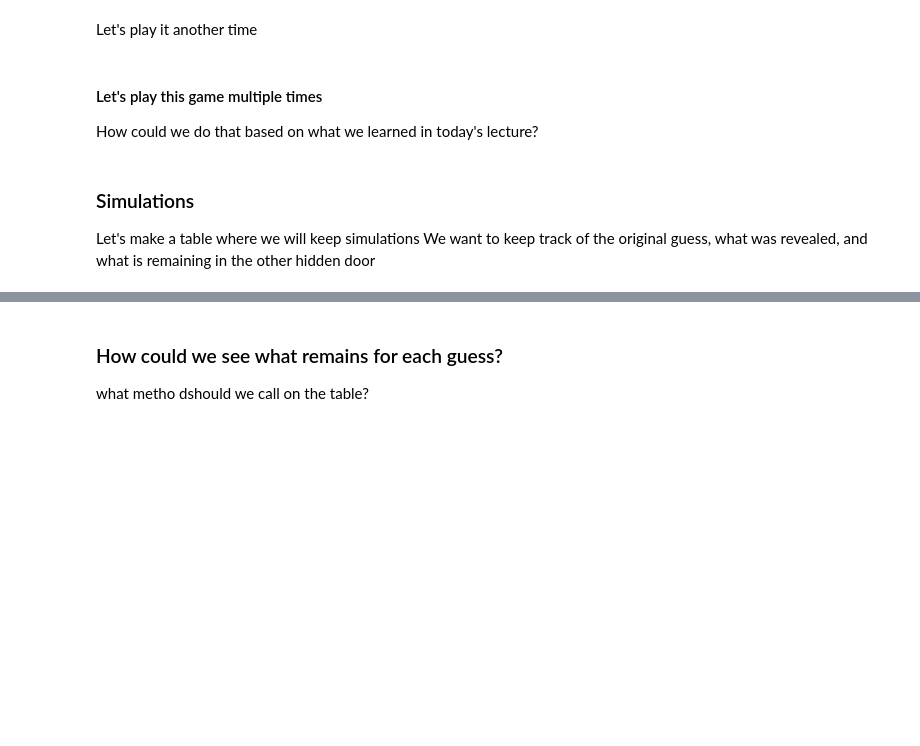
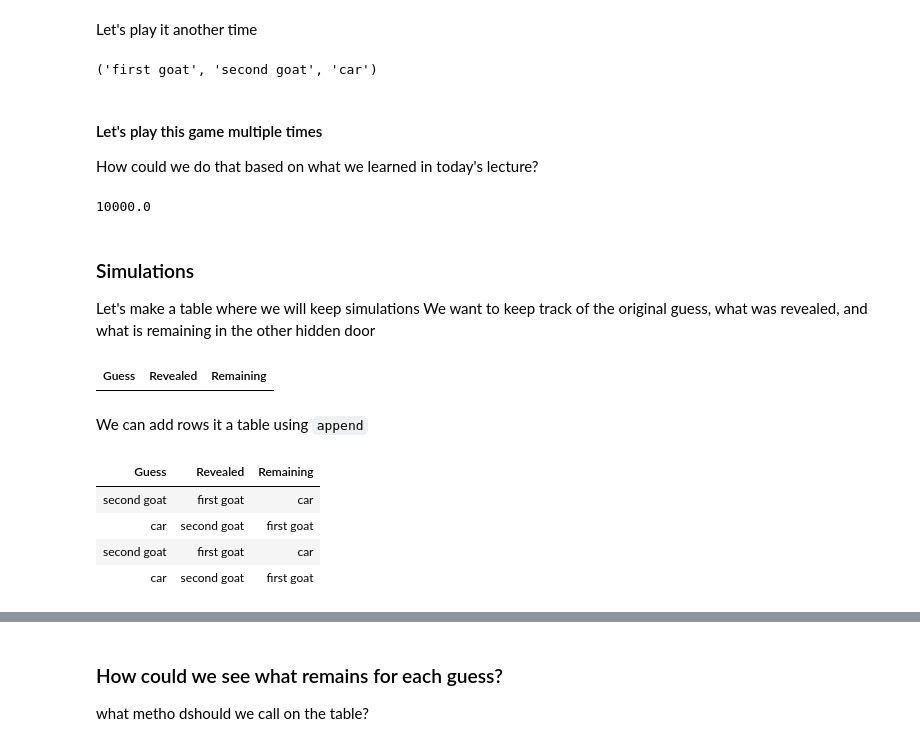
Before and after one commit to BC-COMS-1016/materials-sp22, a Jupyter notebook: demos/Lecture_11_completed.ipynb, the cells around one changed output, grey strips where cells are left out. Saved outputs shown, nothing was run; the diff lists cells and outputs as text; code cells hidden in the pictures; blank space fills up the shorter version.

```diff
--- a/demos/Lecture_11_completed.ipynb
+++ b/demos/Lecture_11_completed.ipynb
@@ -234,10 +269,2 @@ contestant_choice, monty_choice, remaining_door
 # %% [markdown]
 Let's add this to a function so that we can run many simulations of the game
-# %%
-def monty_hall():
-    '''
-    Simulates one run of monty hall.
-    Returns values behind contestant_choice, monty_choice, remaining_door
-    '''
-    ...
-    return
@@ -246,5 +297,9 @@ Now let's play this game once
 # %% [markdown]
 Let's play it another time
+# %%
+monty_hall()
+# %% [output]
+('first goat', 'second goat', 'car')
 # %% [markdown]
 #### Let's play this game multiple times
 How could we do that based on what we learned in today's lecture?
@@ -251,3 +309,7 @@ How could we do that based on what we learned in today's lecture?
+# %%
+1e4
+# %% [output]
+10000.0
 # %% [markdown]
 ### Simulations
 
@@ -255,3 +317,6 @@ Let's make a table where we will keep simulations
 We want to keep track of the original guess, what was revealed, and what is remaining in the other hidden door
 # %%
 games = Table(['Guess', 'Revealed', 'Remaining'])
+games
+# %% [output]
+| Guess | Revealed | Remaining |
@@ -257,0 +326,10 @@ games = Table(['Guess', 'Revealed', 'Remaining'])
+# %% [markdown]
+We can add rows it a table using `append`
+# %%
+games.append(monty_hall())
+# %% [output]
+| Guess | Revealed | Remaining |
+| second goat | first goat | car |
+| car | second goat | first goat |
+| second goat | first goat | car |
+| car | second goat | first goat |
```
Also changed, not shown: parts of 18 cells of this notebook.
